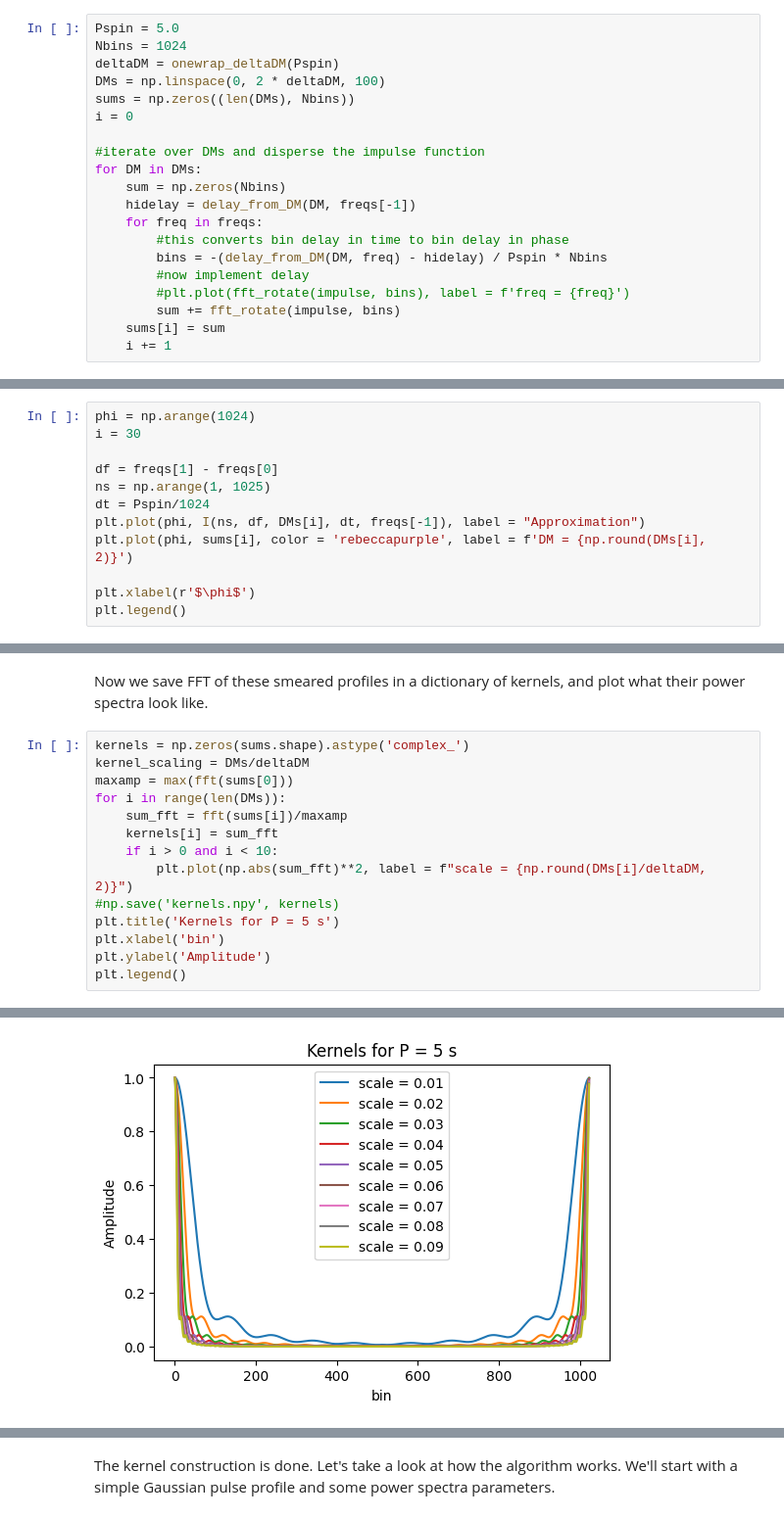
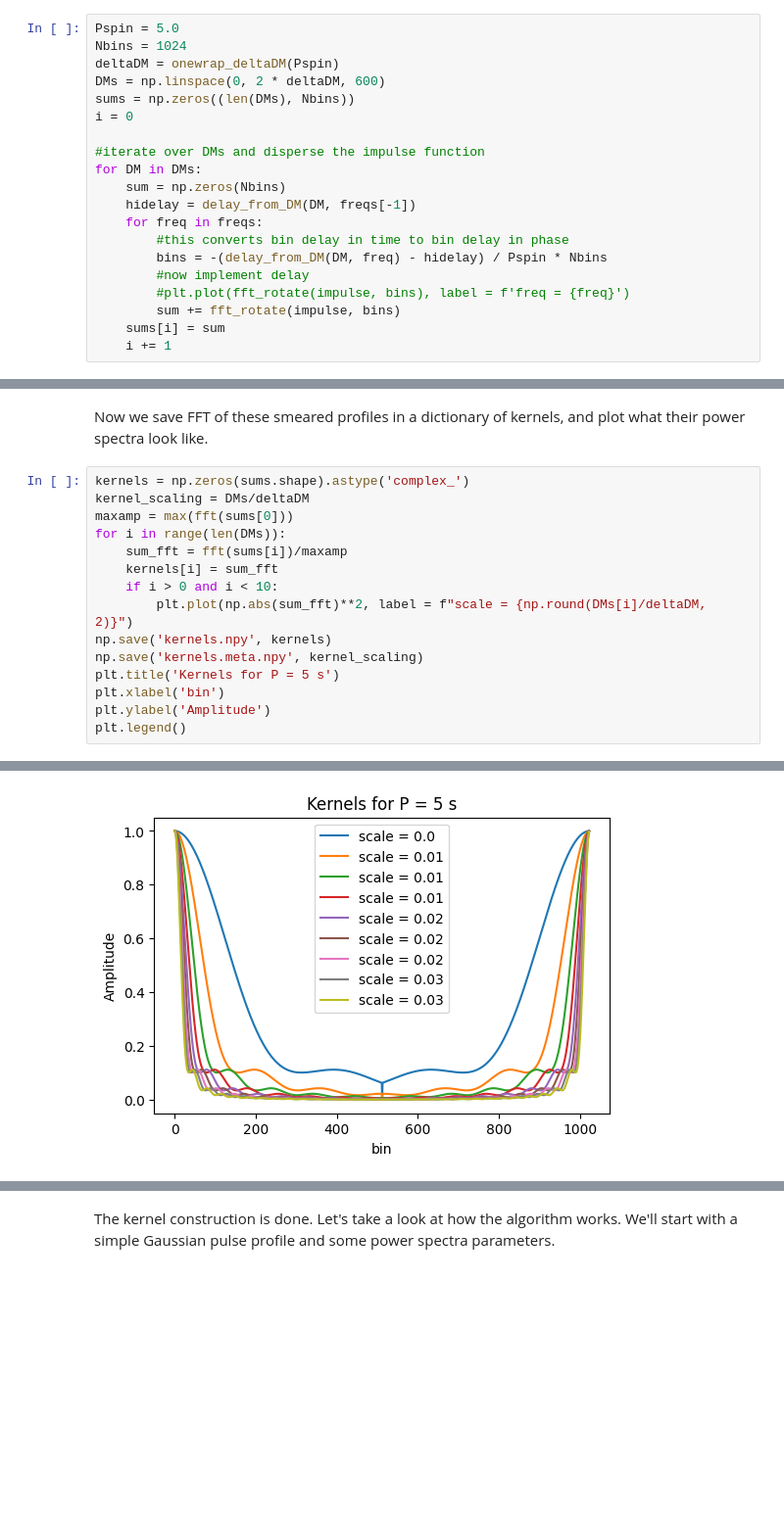
Before and after one commit to reyniersquillace/RadioTime, a Jupyter notebook: Kernel_Dedispersion/Kernel Dedispersion.ipynb, the cells around one changed output, grey strips where cells are left out. Shown at 98% size. Saved outputs shown, nothing was run; the diff lists cells and outputs as text; blank space fills up the shorter version.

```diff
--- a/Kernel_Dedispersion/Kernel Dedispersion.ipynb
+++ b/Kernel_Dedispersion/Kernel Dedispersion.ipynb
@@ -53,7 +53,7 @@ The pulses are dispersed by calculating the number of bins as a function of the
 Pspin = 5.0
 Nbins = 1024
 deltaDM = onewrap_deltaDM(Pspin)
-DMs = np.linspace(0, 2 * deltaDM, 100)
+DMs = np.linspace(0, 2 * deltaDM, 600)
 sums = np.zeros((len(DMs), Nbins))
 i = 0
 
@@ -105,12 +89,0 @@ nu_lim(1, DMs[i], 1/1024, freqs[-1])
-# %%
-phi = np.arange(1024)
-i = 30
-
-df = freqs[1] - freqs[0]
-ns = np.arange(1, 1025)
-dt = Pspin/1024
-plt.plot(phi, I(ns, df, DMs[i], dt, freqs[-1]), label = "Approximation")
-plt.plot(phi, sums[i], color = 'rebeccapurple', label = f'DM = {np.round(DMs[i], 2)}')
-
-plt.xlabel(r'$\phi$')
-plt.legend()
@@ -122,17 +92,18 @@ Now we save FFT of these smeared profiles in a dictionary of kernels, and plot w
 # %%
 kernels = np.zeros(sums.shape).astype('complex_')
 kernel_scaling = DMs/deltaDM
 maxamp = max(fft(sums[0]))
 for i in range(len(DMs)):
     sum_fft = fft(sums[i])/maxamp
     kernels[i] = sum_fft
     if i > 0 and i < 10:
         plt.plot(np.abs(sum_fft)**2, label = f"scale = {np.round(DMs[i]/deltaDM, 2)}")
-#np.save('kernels.npy', kernels)
+np.save('kernels.npy', kernels)
+np.save('kernels.meta.npy', kernel_scaling)
 plt.title('Kernels for P = 5 s')
 plt.xlabel('bin')
 plt.ylabel('Amplitude')
 plt.legend()
 # %% [output]
 <matplotlib.legend.Legend at 0x...>
-[figure, old version]
+[figure, new version]
```
Also changed, not shown: parts of 9 cells of this notebook, 2 other files.
